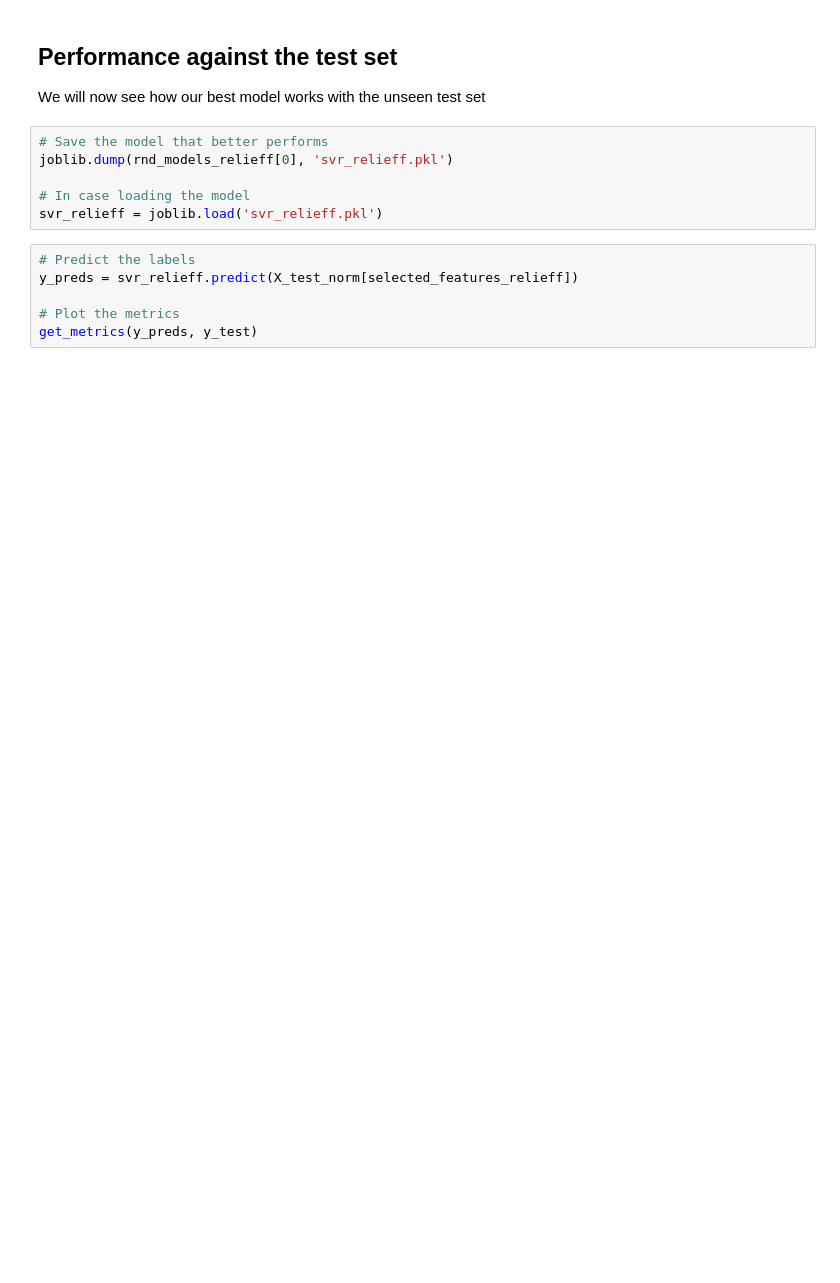
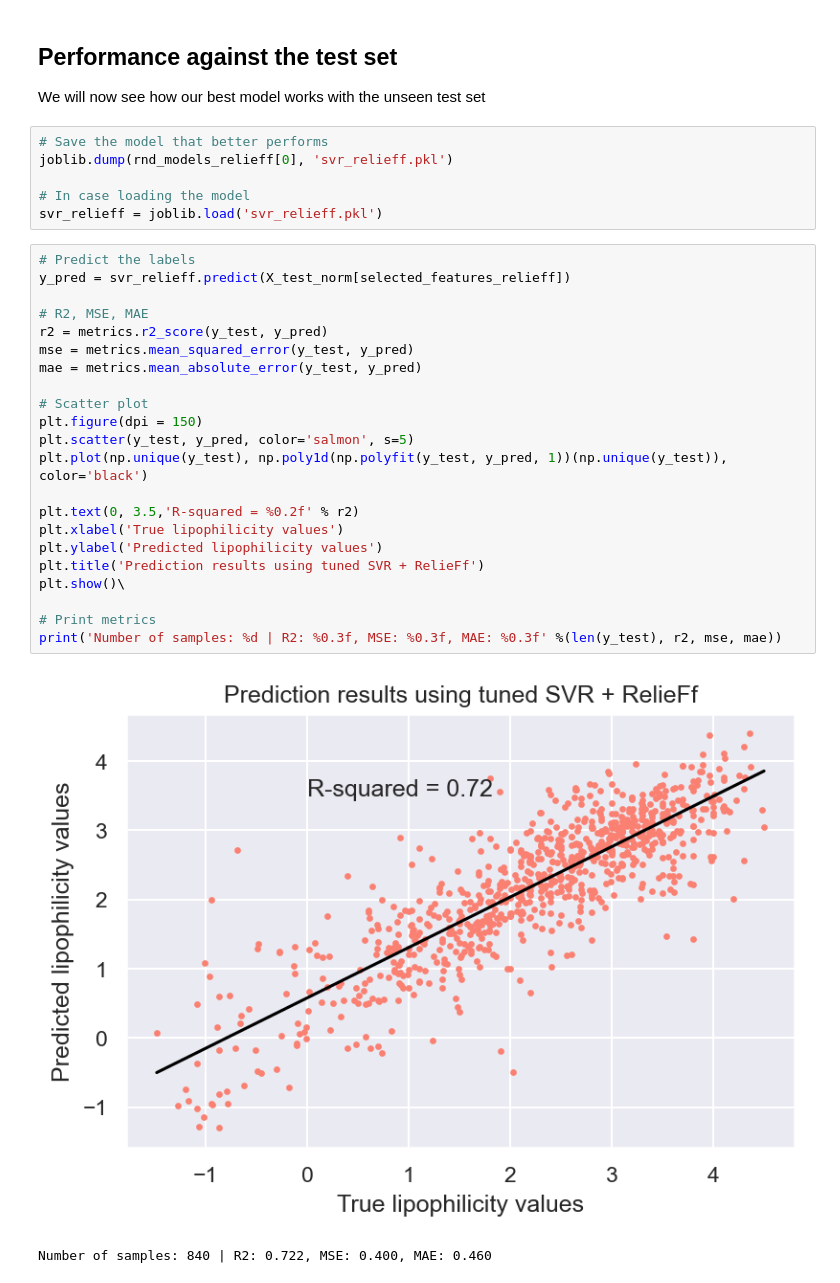
Before and after one commit to acorrochanon/ADMET-pred, a Jupyter notebook: Lipophilicity_descriptors.ipynb, the cells around one changed output. Drawn from its saved outputs; the diff is of its cells as text; blank space fills up the shorter version.

Commit message:
Lipophilicity results

```diff
--- a/Lipophilicity_descriptors.ipynb
+++ b/Lipophilicity_descriptors.ipynb
@@ -440,7 +448,26 @@ joblib.dump(rnd_models_relieff[0], 'svr_relieff.pkl')
 svr_relieff = joblib.load('svr_relieff.pkl')
 # %%
 # Predict the labels
-y_preds = svr_relieff.predict(X_test_norm[selected_features_relieff])
+y_pred = svr_relieff.predict(X_test_norm[selected_features_relieff])
 
-# Plot the metrics
-get_metrics(y_preds, y_test)
+# R2, MSE, MAE
+r2 = metrics.r2_score(y_test, y_pred)
+mse = metrics.mean_squared_error(y_test, y_pred)
+mae = metrics.mean_absolute_error(y_test, y_pred)
+
+# Scatter plot
+plt.figure(dpi = 150)
+plt.scatter(y_test, y_pred, color='salmon', s=5)
+plt.plot(np.unique(y_test), np.poly1d(np.polyfit(y_test, y_pred, 1))(np.unique(y_test)), color='black')
+
+plt.text(0, 3.5,'R-squared = %0.2f' % r2)
+plt.xlabel('True lipophilicity values')
+plt.ylabel('Predicted lipophilicity values')
+plt.title('Prediction results using tuned SVR + RelieFf')
+plt.show()\
+
+# Print metrics
+print('Number of samples: %d | R2: %0.3f, MSE: %0.3f, MAE: %0.3f' %(len(y_test), r2, mse, mae))
+# %% [output]
+[figure, added]
+Number of samples: 840 | R2: 0.722, MSE: 0.400, MAE: 0.460
```
Also changed, not shown: parts of 20 cells of this notebook, 2 other files.
